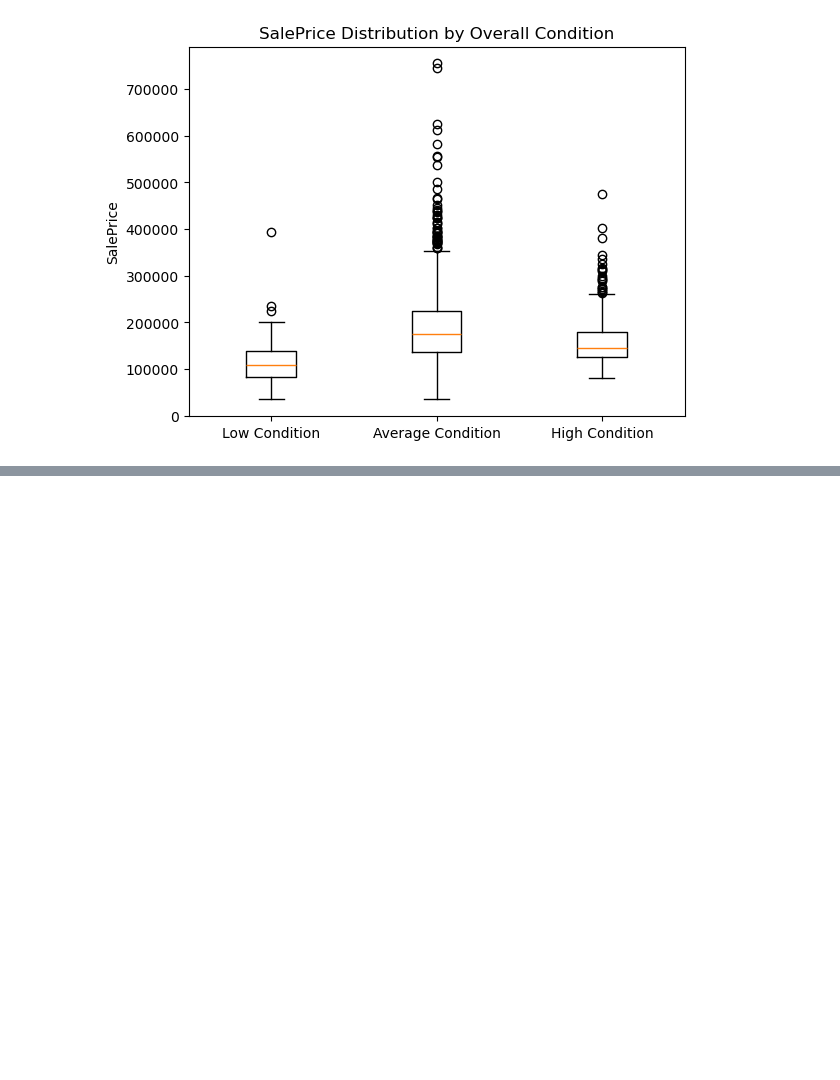
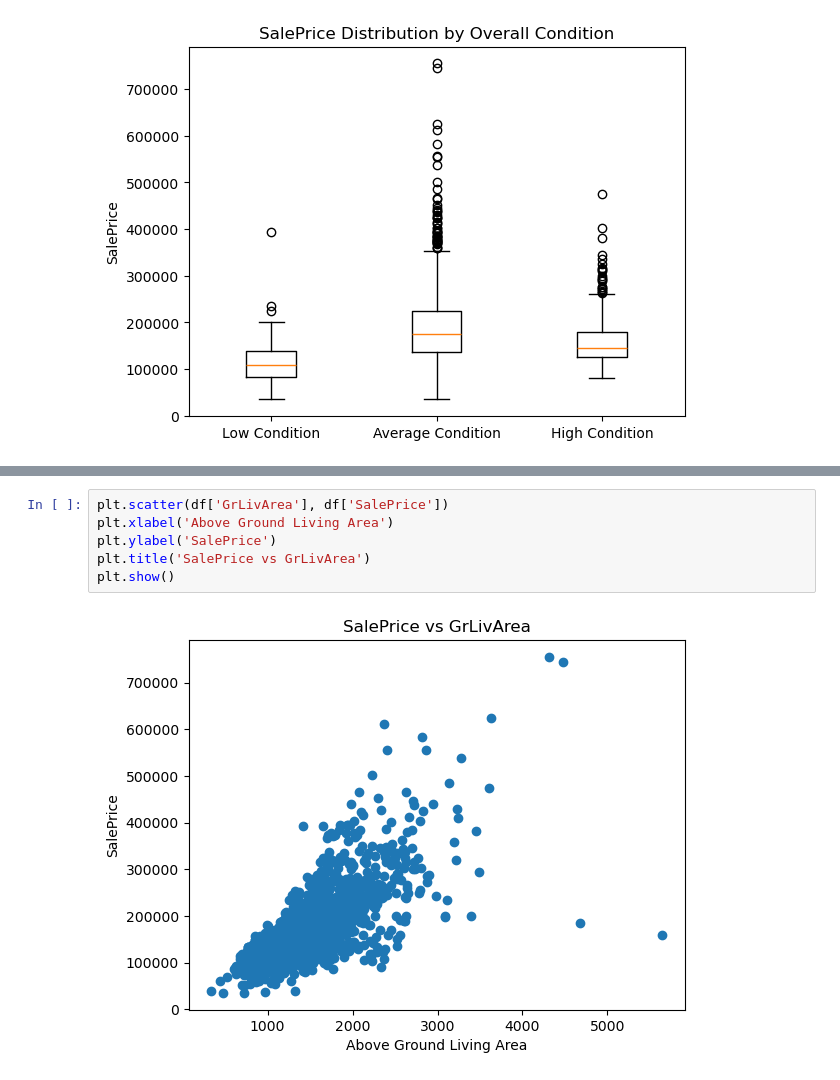
Before and after one commit to Orandifelix/dsc-pandas-eda-lab, a Jupyter notebook: lab.ipynb, the cells around one changed output, grey strips where cells are left out. Drawn from its saved outputs; the diff is of its cells as text; blank space fills up the shorter version.

```diff
--- a/lab.ipynb
+++ b/lab.ipynb
@@ -145,0 +193,8 @@ plt.show()
+# %%
+plt.scatter(df['GrLivArea'], df['SalePrice'])
+plt.xlabel('Above Ground Living Area')
+plt.ylabel('SalePrice')
+plt.title('SalePrice vs GrLivArea')
+plt.show()
+# %% [output]
+[figure, added]
```
Also changed, not shown: parts of 9 cells of this notebook.
